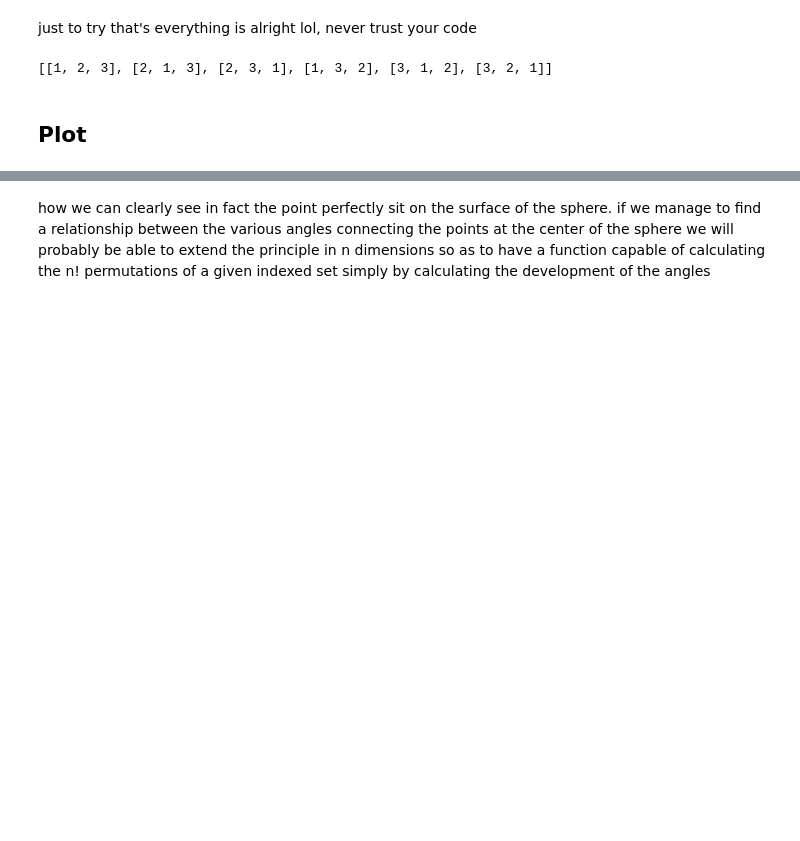
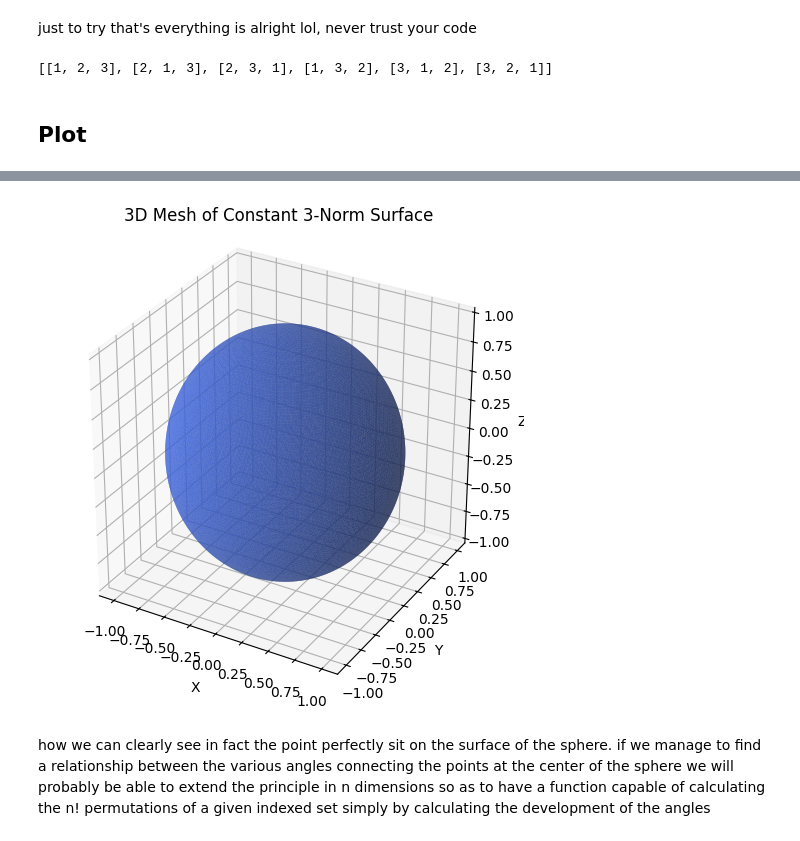
Before and after one commit to frekkoz3/Permutations, a Jupyter notebook: Permutations.ipynb, the cells around one changed output, grey strips where cells are left out. Drawn from its saved outputs; the diff is of its cells as text; code cells hidden in the pictures; blank space fills up the shorter version.

```diff
--- a/Permutations.ipynb
+++ b/Permutations.ipynb
@@ -124,3 +161,44 @@ plt.show()
+# %%
+import numpy as np
+import matplotlib.pyplot as plt
+from skimage import measure  # for marching cubes
+
+# Parameters
+r = 1.0
+n = 80  # grid resolution
+
+# Define grid
+x = np.linspace(-r, r, n)
+y = np.linspace(-r, r, n)
+z = np.linspace(-r, r, n)
+X, Y, Z = np.meshgrid(x, y, z)
+
+# Implicit surface function for the 3-norm sphere
+F = np.abs(X)**2 + np.abs(Y)**2 + np.abs(Z)**2
+
+# Extract surface where F = r^3
+verts, faces, _, _ = measure.marching_cubes(F, level=r**2)
+
+# Convert to real coordinates
+verts = verts / (n - 1) * 2 * r - r  # rescale to [-r, r]
+
+# Plot 3D mesh
+fig = plt.figure(figsize=(8, 6))
+ax = fig.add_subplot(111, projection='3d')
+
+ax.plot_trisurf(
+    verts[:, 0], verts[:, 1], faces, verts[:, 2],
+    color='royalblue', lw=0.1, alpha=0.7
+)
+
+ax.set_xlabel('X')
+ax.set_ylabel('Y')
+ax.set_zlabel('Z')
+ax.set_title('3D Mesh of Constant 3-Norm Surface')
+ax.set_box_aspect([1, 1, 1])
+plt.show()
+# %% [output]
+[figure, added]
 # %% [markdown]
 how we can clearly see in fact the point perfectly sit on the surface of the sphere.
 if we manage to find a relationship between the various angles connecting the points at the center of the sphere we will probably be able to extend the principle in n dimensions so as to have a function capable of calculating the n! permutations of a given indexed set simply by calculating the development of the angles
```
Also changed, not shown: parts of 3 cells of this notebook, 1 other file.
